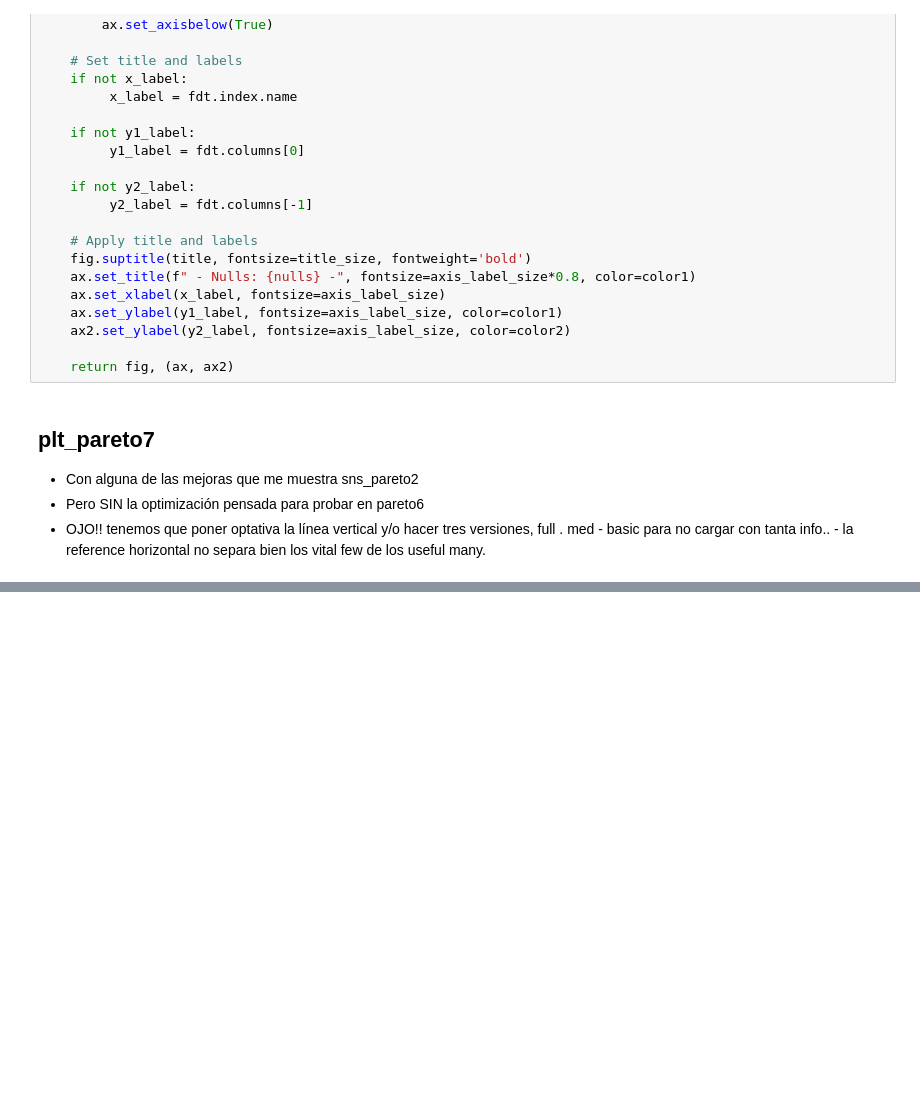
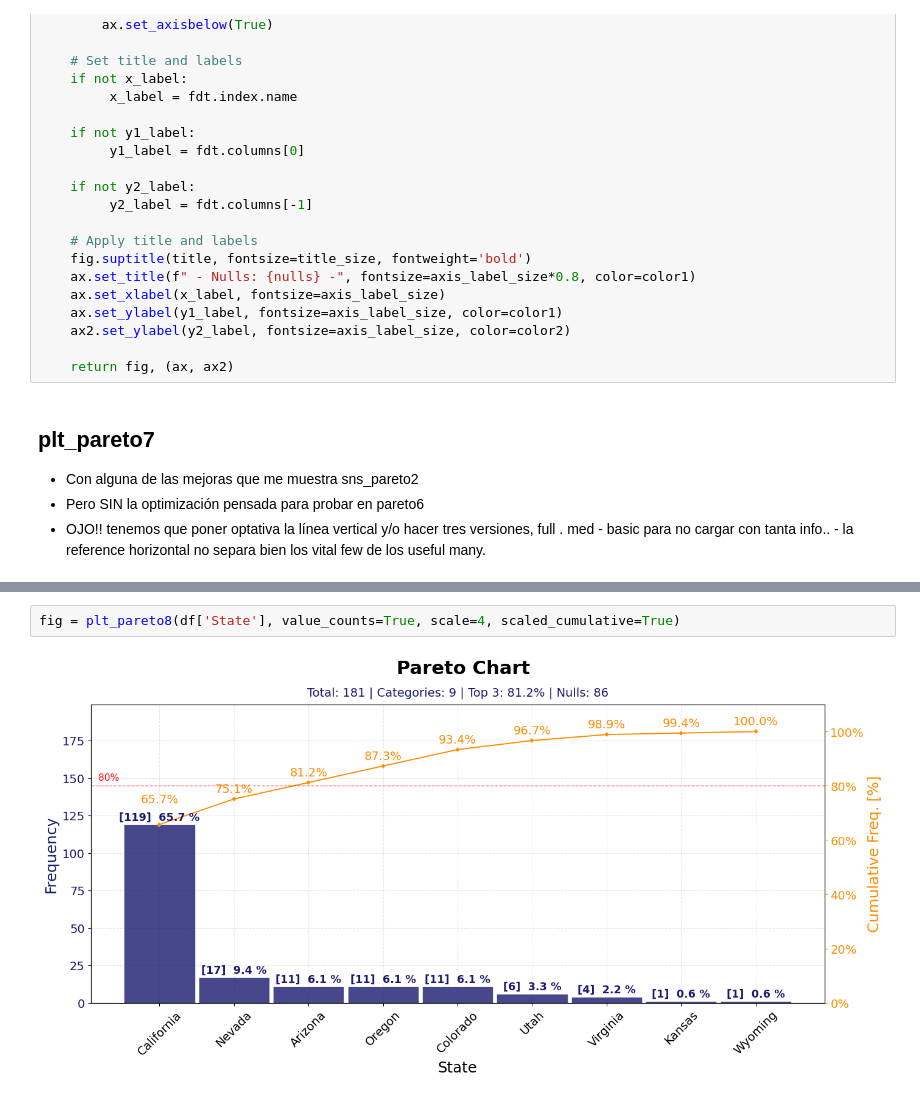
Before and after one commit to jmonti-gh/jm_datascience, a Jupyter notebook: test_jm/plt_pareto.ipynb, the cells around one changed output, grey strips where cells are left out. Saved outputs shown, nothing was run; the diff lists cells and outputs as text; blank space fills up the shorter version.

```diff
--- a/test_jm/plt_pareto.ipynb
+++ b/test_jm/plt_pareto.ipynb
@@ -2084,0 +2301,4 @@ np.float64(81.21546961325966)
+# %%
+fig = plt_pareto8(df['State'], value_counts=True, scale=4, scaled_cumulative=True)
+# %% [output]
+[figure, added]
```
Also changed, not shown: parts of 4 cells of this notebook, 1 other file.
